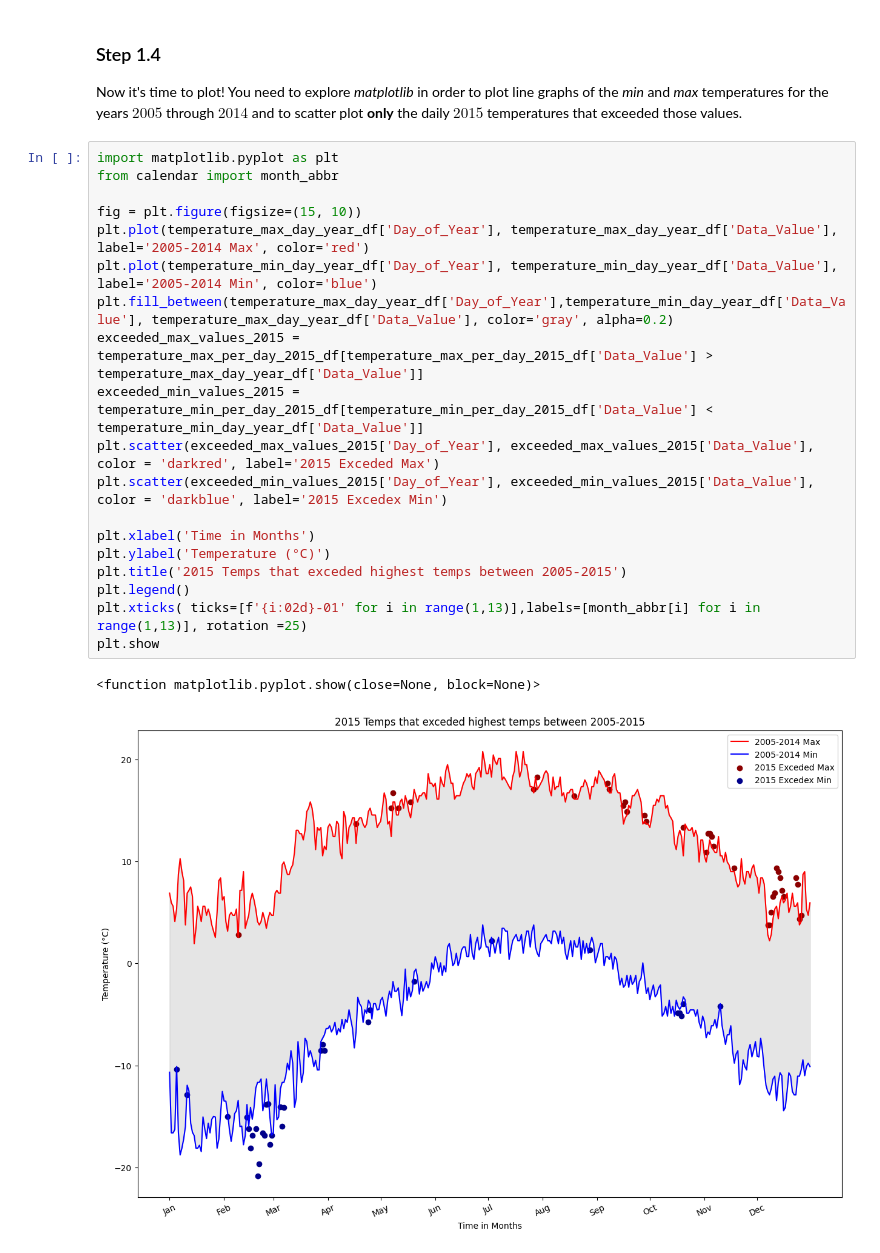
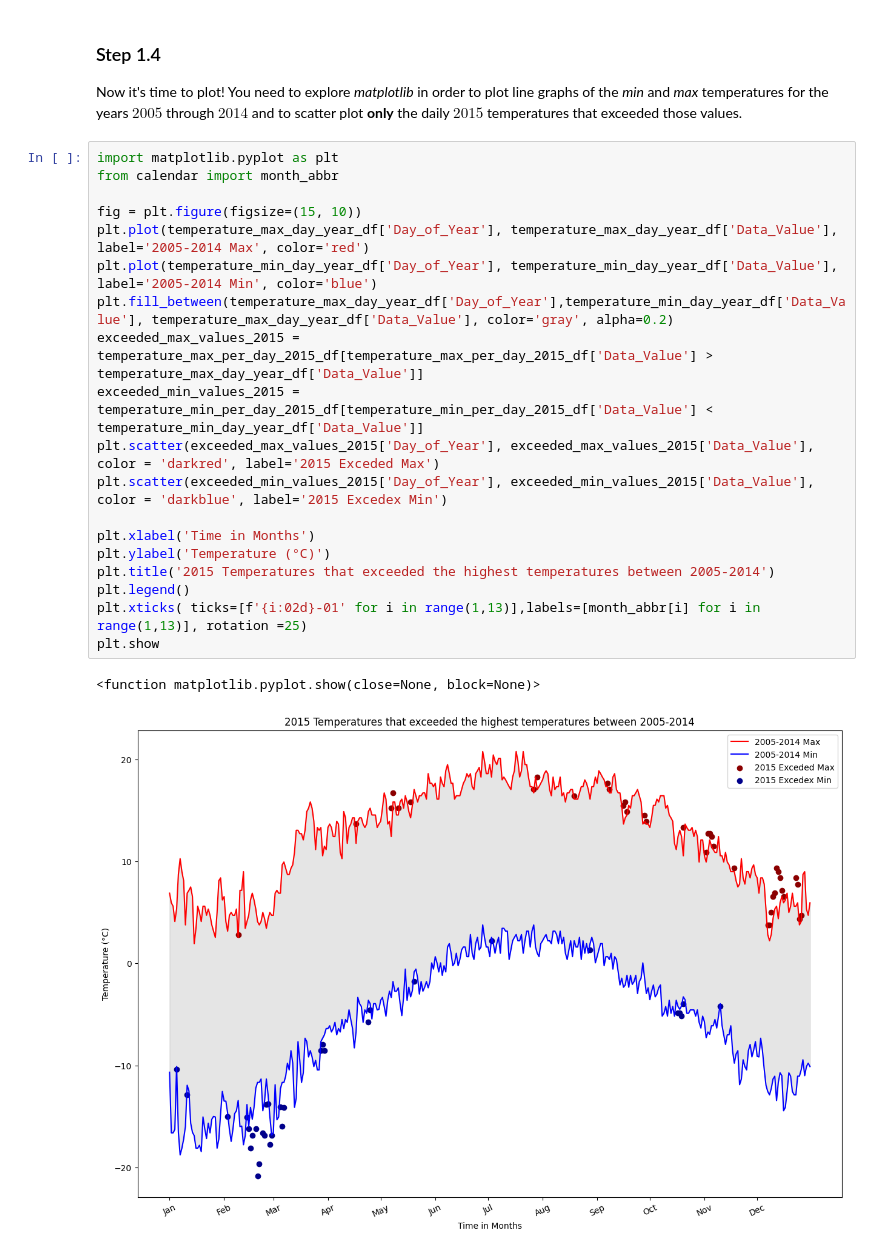
Before and after one commit to Per1cosele/Data-Science-Workshops, a Jupyter notebook: Workshop_3.ipynb, the cells around one changed output. Saved outputs shown, nothing was run; the diff lists cells and outputs as text.

```diff
--- a/Workshop_3.ipynb
+++ b/Workshop_3.ipynb
@@ -161,22 +161,22 @@ Now it's time to plot! You need to explore _matplotlib_ in order to plot line gr
 # %%
 import matplotlib.pyplot as plt
 from calendar import month_abbr
 
 fig = plt.figure(figsize=(15, 10))
 plt.plot(temperature_max_day_year_df['Day_of_Year'], temperature_max_day_year_df['Data_Value'], label='2005-2014 Max', color='red')
 plt.plot(temperature_min_day_year_df['Day_of_Year'], temperature_min_day_year_df['Data_Value'], label='2005-2014 Min', color='blue')
 plt.fill_between(temperature_max_day_year_df['Day_of_Year'],temperature_min_day_year_df['Data_Value'], temperature_max_day_year_df['Data_Value'], color='gray', alpha=0.2)
 exceeded_max_values_2015 = temperature_max_per_day_2015_df[temperature_max_per_day_2015_df['Data_Value'] > temperature_max_day_year_df['Data_Value']]
 exceeded_min_values_2015 = temperature_min_per_day_2015_df[temperature_min_per_day_2015_df['Data_Value'] < temperature_min_day_year_df['Data_Value']]
 plt.scatter(exceeded_max_values_2015['Day_of_Year'], exceeded_max_values_2015['Data_Value'], color = 'darkred', label='2015 Exceded Max')
 plt.scatter(exceeded_min_values_2015['Day_of_Year'], exceeded_min_values_2015['Data_Value'], color = 'darkblue', label='2015 Excedex Min')
 
 plt.xlabel('Time in Months')
 plt.ylabel('Temperature (°C)')
-plt.title('2015 Temps that exceded highest temps between 2005-2015')
+plt.title('2015 Temperatures that exceeded the highest temperatures between 2005-2014')
 plt.legend()
 plt.xticks( ticks=[f'{i:02d}-01' for i in range(1,13)],labels=[month_abbr[i] for i in range(1,13)], rotation =25)
 plt.show
 # %% [output]
 <function matplotlib.pyplot.show(close=None, block=None)>
-[figure, old version]
+[figure, new version]
```
